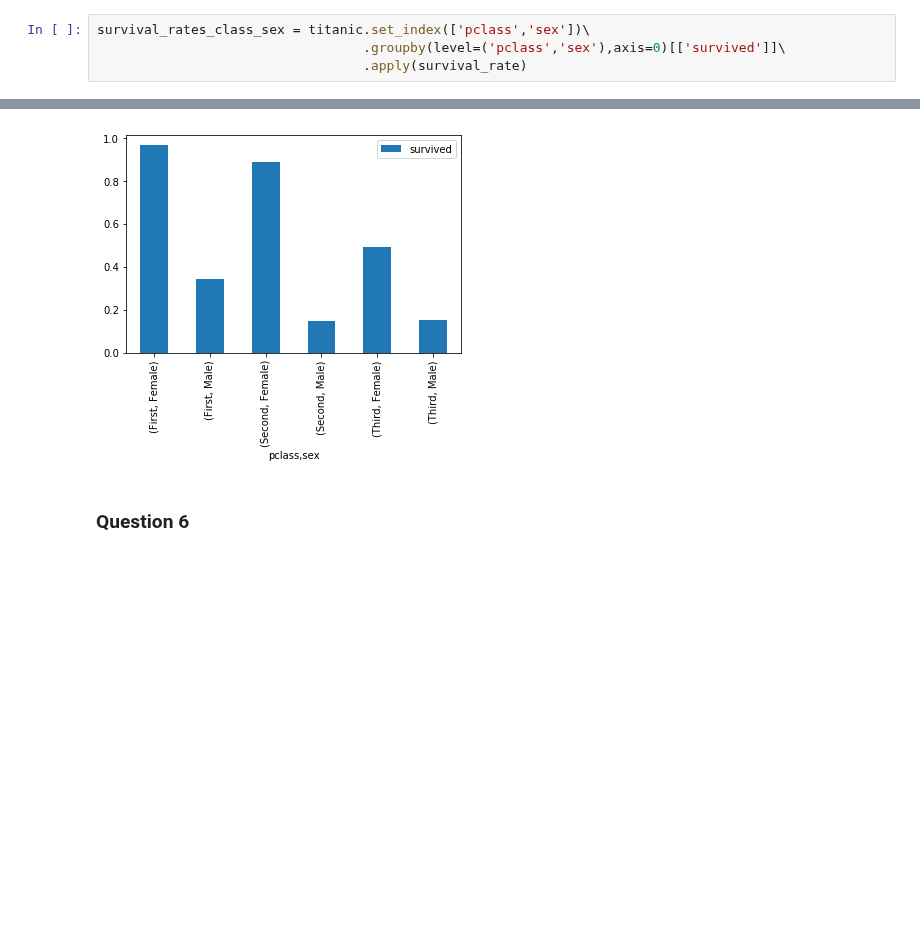
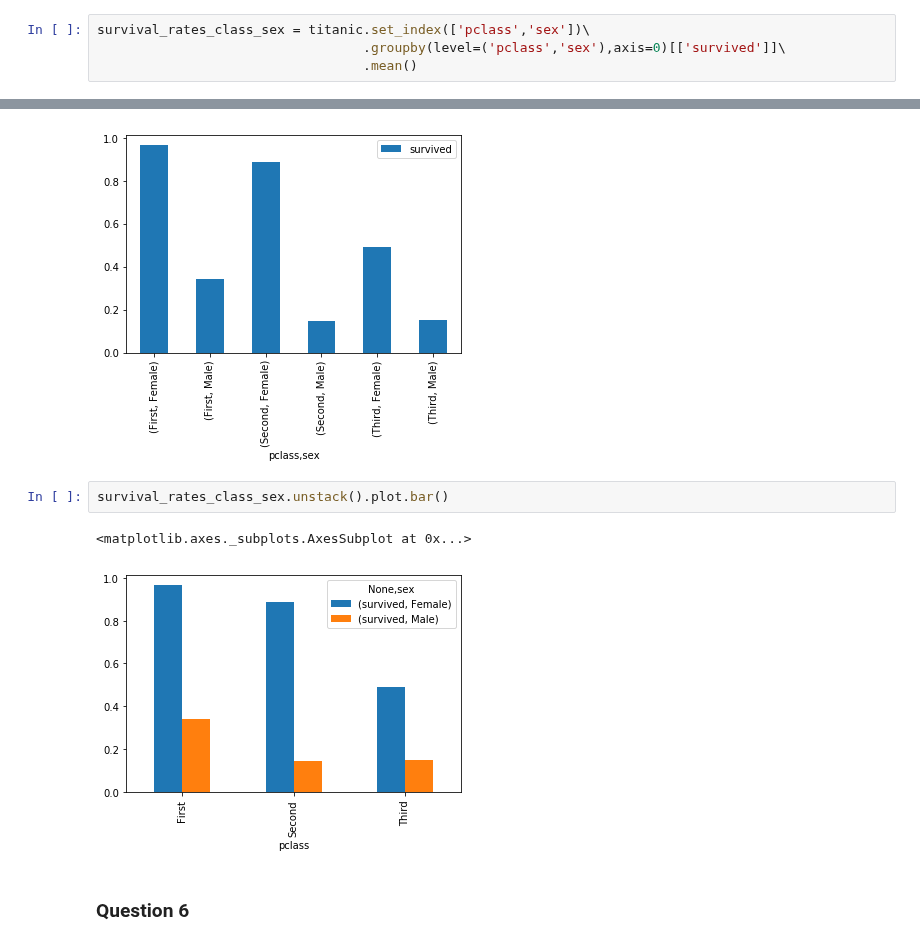
Before and after one commit to vincenzobaz/VBTALL-ADA2017, a Jupyter notebook: Homework 1.ipynb, the cells around one changed output, grey strips where cells are left out. Saved outputs shown, nothing was run; the diff lists cells and outputs as text; blank space fills up the shorter version.

```diff
--- a/Homework 1.ipynb
+++ b/Homework 1.ipynb
@@ -194,7 +210,7 @@ for class_ in titanic.pclass.cat.categories:
 # %%
 survival_rates_class_sex = titanic.set_index(['pclass','sex'])\
                                   .groupby(level=('pclass','sex'),axis=0)[['survived']]\
-                                  .apply(survival_rate)
+                                  .mean()
 # %%
 survival_rates_class_sex
 # %% [output]
@@ -211,6 +227,11 @@ survival_rates_class_sex.plot.bar()
 # %% [output]
 <matplotlib.axes._subplots.AxesSubplot at 0x...>
 [figure]
+# %%
+survival_rates_class_sex.unstack().plot.bar()
+# %% [output]
+<matplotlib.axes._subplots.AxesSubplot at 0x...>
+[figure, added]
 # %% [markdown]
 ### Question 6
 # %%
```
Also changed, not shown: parts of 9 cells of this notebook.
